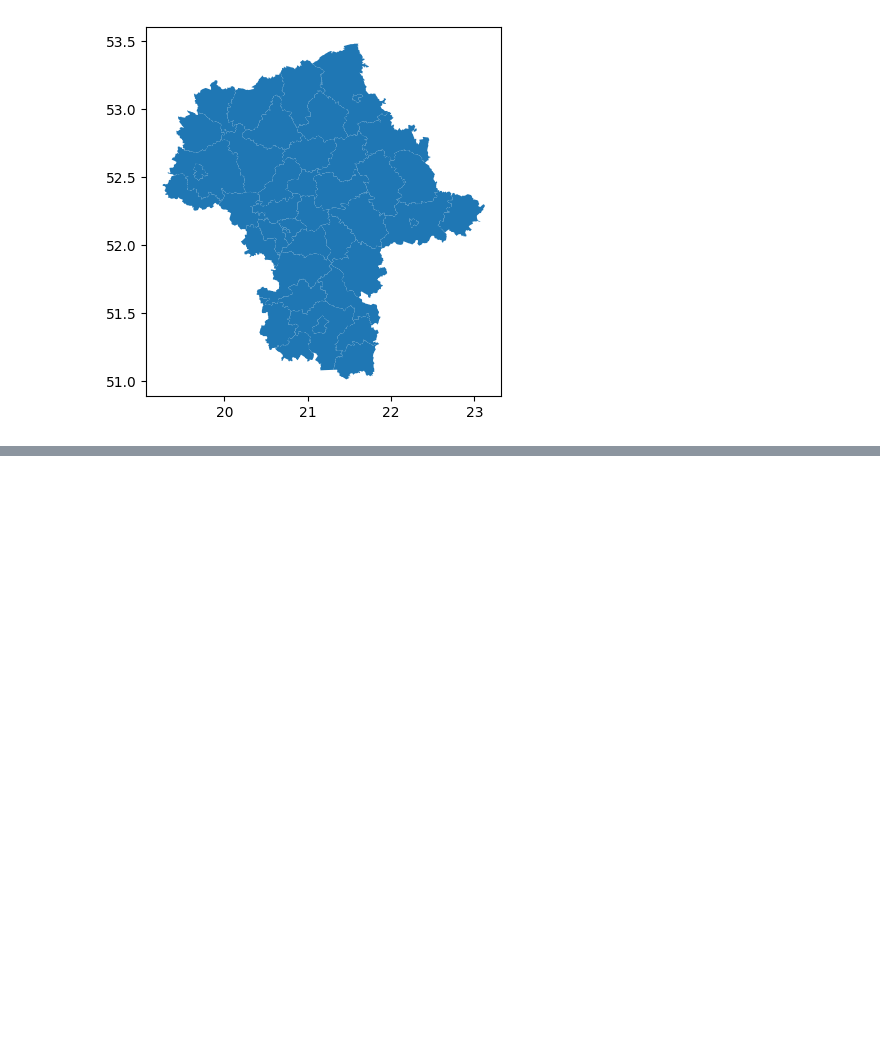
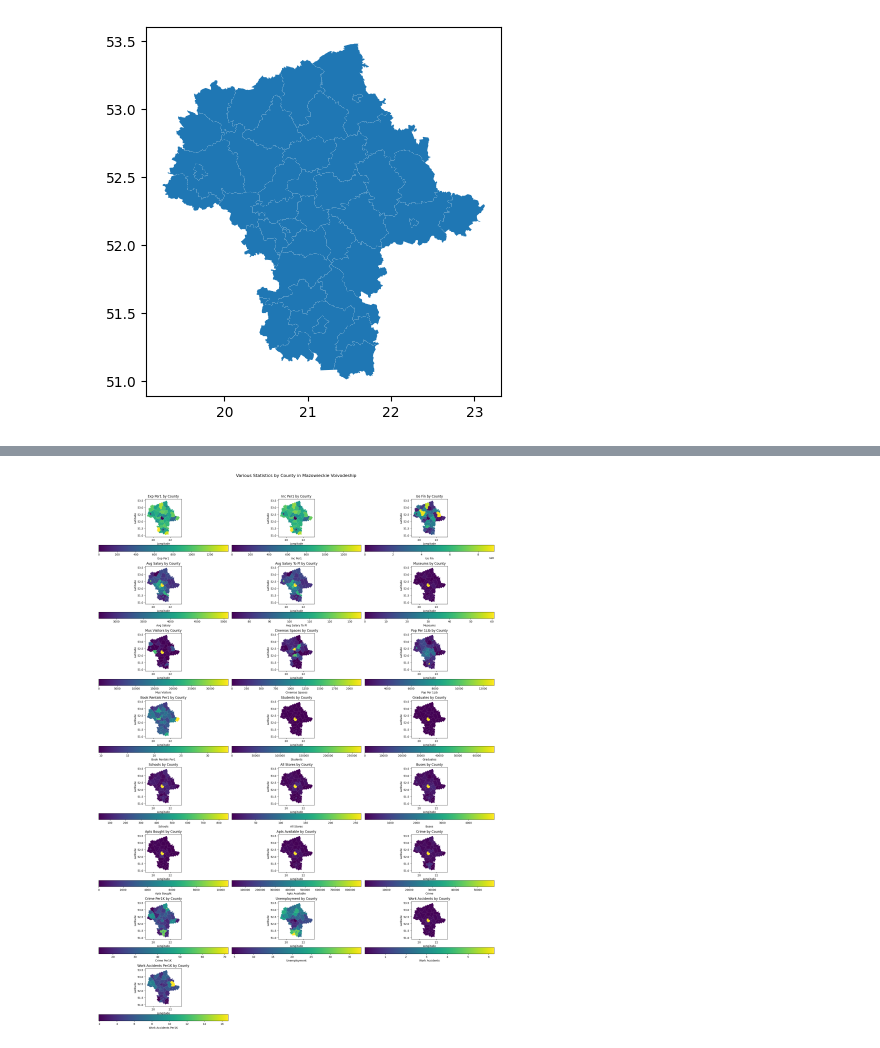
Before and after one commit to fszymanski13/master_thesis, a Jupyter notebook: notebooks/data_prep.ipynb, the cells around one changed output, grey strips where cells are left out. Saved outputs shown, nothing was run; the diff lists cells and outputs as text; code cells hidden in the pictures; blank space fills up the shorter version.

```diff
--- a/notebooks/data_prep.ipynb
+++ b/notebooks/data_prep.ipynb
@@ -74,0 +157,42 @@ with open('../data/powiaty_maz.pickle', 'wb') as file:
+# %%
+import matplotlib.pyplot as plt
+
+# List of columns to plot
+columns_to_plot = [
+    'exp_per1', 'inc_per1', 'UE_fin', 'avg_salary', 'avg_salary_to_PL', 'museums',
+    'mus_visitors', 'cinemas_spaces', 'pop_per_1lib', 'book_rentals_per1', 'students',
+    'graduates', 'schools', 'all_stores', 'buses', 'apts_bought', 'apts_available',
+    'crime', 'crime_per1k', 'unemployment', 'work_accidents', 'work_accidents_per1k'
+]
+
+# Calculate the number of rows and columns needed for the grid
+n_cols = 3
+n_rows = (len(columns_to_plot) + n_cols - 1) // n_cols
+
+# Create a figure with subplots
+fig, axes = plt.subplots(n_rows, n_cols, figsize=(21, 29.7))  # A4 size in inches (21cm x 29.7cm)
+fig.suptitle('Various Statistics by County in Mazowieckie Voivodeship', fontsize=16)
+
+# Flatten the axes array for easy iteration
+axes = axes.flatten()
+
+# Plot each column
+for i, column in enumerate(columns_to_plot):
+    ax = axes[i]
+    merged_data.plot(column=column, ax=ax, legend=True,
+                     legend_kwds={'label': f"{column.replace('_', ' ').title()}",
+                                  'orientation': "horizontal"})
+
+    ax.set_title(f'{column.replace("_", " ").title()} by County')
+    ax.set_xlabel('Longitude')
+    ax.set_ylabel('Latitude')
+
+# Hide any empty subplots
+for j in range(i + 1, len(axes)):
+    fig.delaxes(axes[j])
+
+# Adjust layout and show plot
+plt.tight_layout(rect=[0, 0, 1, 0.96])  # Adjust the layout to make room for the title
+plt.show()
+# %% [output]
+[figure, added]
```
Also changed, not shown: parts of 7 cells of this notebook, 1 other file.
